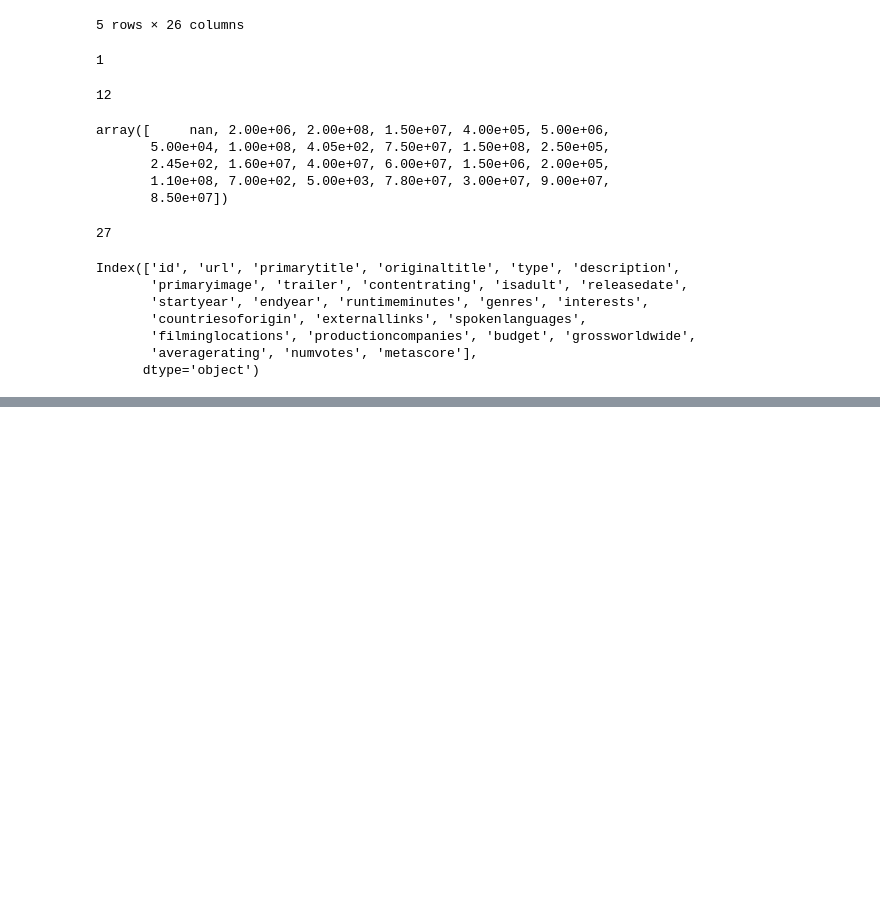
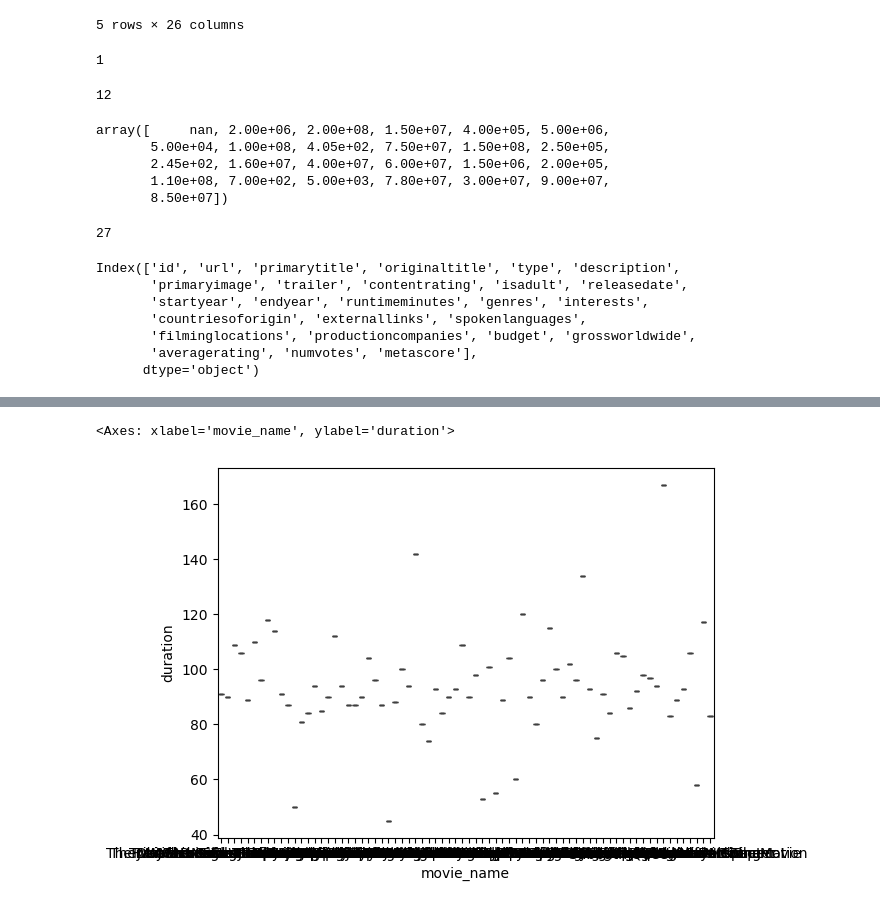
Before and after one commit to helinozge/Movie-Project, a Jupyter notebook: project_movie.ipynb, the cells around one changed output, grey strips where cells are left out. Cells and saved outputs as stored; diff of their text form; code cells hidden in the pictures; blank space fills up the shorter version.

Commit message:
cleaned movie data

```diff
--- a/project_movie.ipynb
+++ b/project_movie.ipynb
@@ -254,0 +410,5 @@ df.shape
+# %%
+sns.boxplot(x='movie_name',y='duration', data=df)
+# %% [output]
+<Axes: xlabel='movie_name', ylabel='duration'>
+[figure, added]
```
Also changed, not shown: parts of 38 cells of this notebook, 3 other files.
